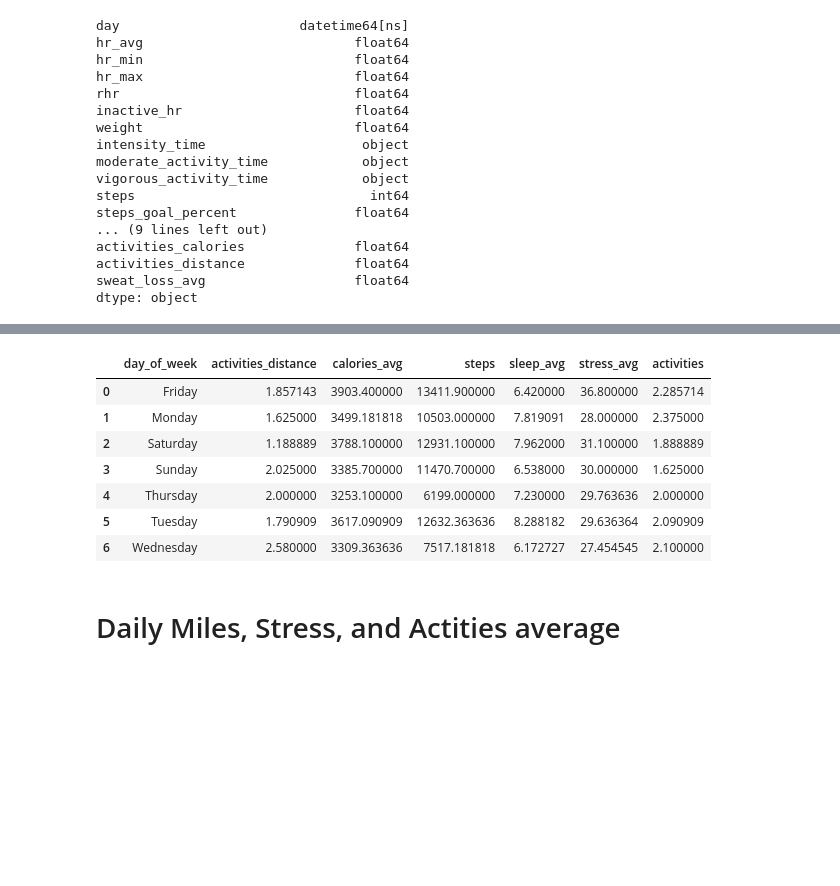
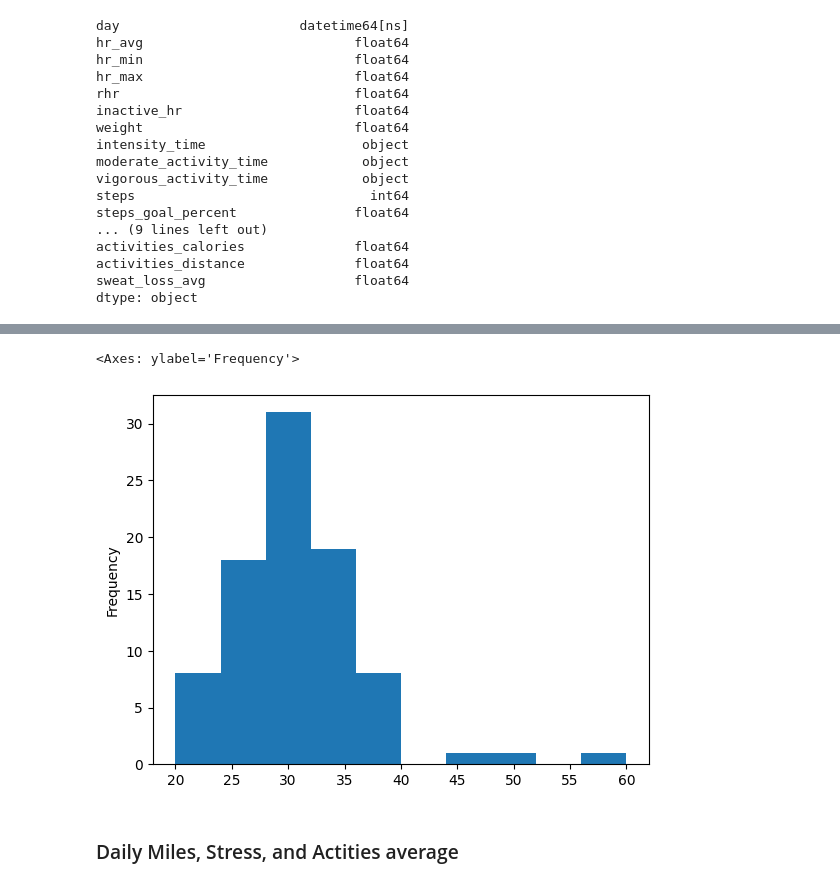
Before and after one commit to nsedler/Garmin-Analysis, a Jupyter notebook: garmin_summary_analysis.ipynb, the cells around one changed output, grey strips where cells are left out. Cells and saved outputs as stored; diff of their text form; code cells hidden in the pictures; blank space fills up the shorter version.

```diff
--- a/garmin_summary_analysis.ipynb
+++ b/garmin_summary_analysis.ipynb
@@ -145,22 +135,7 @@ df_summary['day_of_week'] = df_summary['day'].apply(lambda x: x.day_name())
-# %%
-df_days_avg = df_summary.groupby(['day_of_week']).agg({
-    'activities_distance': 'mean',
-    'calories_avg': 'mean',
-    'steps': 'mean',
-    'sleep_avg': 'mean',
-    'stress_avg': 'mean',
-    'activities': 'mean'
-}).reset_index()
-
-df_days_avg
-# %% [output]
-|  | day_of_week | activities_distance | calories_avg | steps | sleep_avg | stress_avg | activities |
-| 0 | Friday | 1.857143 | 3903.400000 | 13411.900000 | 6.420000 | 36.800000 | 2.285714 |
-| 1 | Monday | 1.625000 | 3499.181818 | 10503.000000 | 7.819091 | 28.000000 | 2.375000 |
-| 2 | Saturday | 1.188889 | 3788.100000 | 12931.100000 | 7.962000 | 31.100000 | 1.888889 |
-| 3 | Sunday | 2.025000 | 3385.700000 | 11470.700000 | 6.538000 | 30.000000 | 1.625000 |
-| 4 | Thursday | 2.000000 | 3253.100000 | 6199.000000 | 7.230000 | 29.763636 | 2.000000 |
-| 5 | Tuesday | 1.790909 | 3617.090909 | 12632.363636 | 8.288182 | 29.636364 | 2.090909 |
-| 6 | Wednesday | 2.580000 | 3309.363636 | 7517.181818 | 6.172727 | 27.454545 | 2.100000 |
+# %%
+df_summary['stress_avg'].plot(kind='hist')
+# %% [output]
+<Axes: ylabel='Frequency'>
+[figure, added]
 # %% [markdown]
-# Daily Miles, Stress, and Actities average
+### Daily Miles, Stress, and Actities average
```
Also changed, not shown: parts of 30 cells of this notebook, 3 other files.
